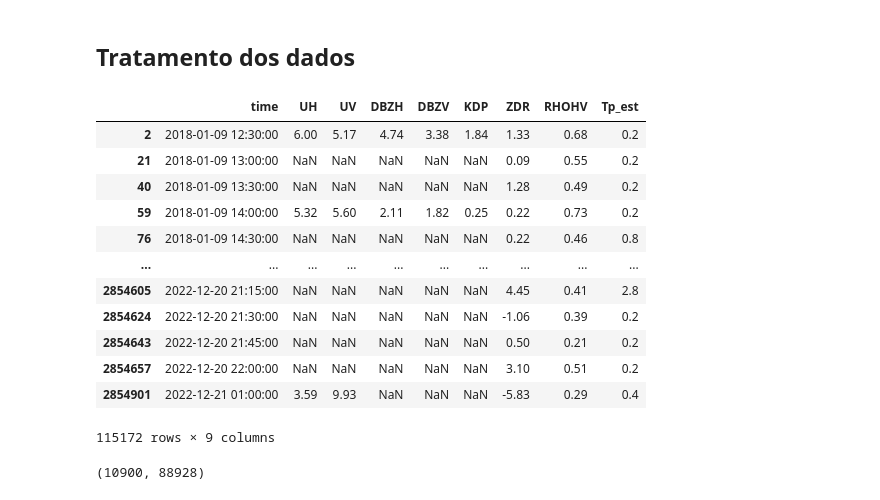
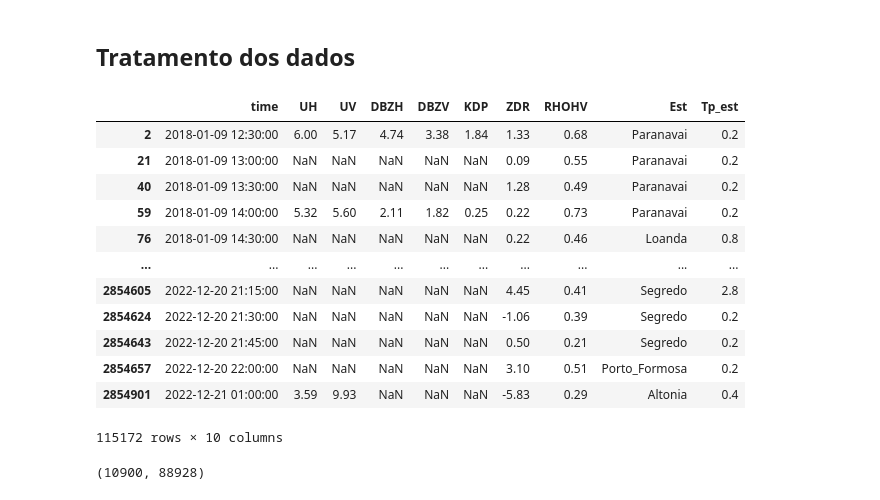
Before and after one commit to Gabp0/machine-learning, a Jupyter notebook: rain-estimation/rain-estimation.ipynb, the cells around one changed output. Saved outputs shown, nothing was run; the diff lists cells and outputs as text; code cells hidden in the pictures.

```diff
--- a/rain-estimation/rain-estimation.ipynb
+++ b/rain-estimation/rain-estimation.ipynb
@@ -31,23 +31,23 @@ complete_df
 # %%
 # remove unnecessary columns
 clean_df = complete_df.copy()
-clean_df.drop(columns=['Unnamed: 0', 'azimuth', 'elevation', 'range', 'sweep', 'Est', 'x', 'y', 'z', 'lat', 'lon', 'alt', 'latitude', 'longitude', 'distancia'], inplace=True)
+clean_df.drop(columns=['Unnamed: 0', 'azimuth', 'elevation', 'range', 'sweep', 'x', 'y', 'z', 'lat', 'lon', 'alt', 'latitude', 'longitude', 'distancia'], inplace=True)
 clean_df = clean_df[clean_df['Tp_est'] != 0]
 clean_df
 # %% [output]
-|  | time | UH | UV | DBZH | DBZV | KDP | ZDR | RHOHV | Tp_est |
-| 2 | 2018-01-09 12:30:00 | 6.00 | 5.17 | 4.74 | 3.38 | 1.84 | 1.33 | 0.68 | 0.2 |
-| 21 | 2018-01-09 13:00:00 | NaN | NaN | NaN | NaN | NaN | 0.09 | 0.55 | 0.2 |
-| 40 | 2018-01-09 13:30:00 | NaN | NaN | NaN | NaN | NaN | 1.28 | 0.49 | 0.2 |
-| 59 | 2018-01-09 14:00:00 | 5.32 | 5.60 | 2.11 | 1.82 | 0.25 | 0.22 | 0.73 | 0.2 |
-| 76 | 2018-01-09 14:30:00 | NaN | NaN | NaN | NaN | NaN | 0.22 | 0.46 | 0.8 |
-| ... | ... | ... | ... | ... | ... | ... | ... | ... | ... |
-| 2854605 | 2022-12-20 21:15:00 | NaN | NaN | NaN | NaN | NaN | 4.45 | 0.41 | 2.8 |
-| 2854624 | 2022-12-20 21:30:00 | NaN | NaN | NaN | NaN | NaN | -1.06 | 0.39 | 0.2 |
-| 2854643 | 2022-12-20 21:45:00 | NaN | NaN | NaN | NaN | NaN | 0.50 | 0.21 | 0.2 |
-| 2854657 | 2022-12-20 22:00:00 | NaN | NaN | NaN | NaN | NaN | 3.10 | 0.51 | 0.2 |
-| 2854901 | 2022-12-21 01:00:00 | 3.59 | 9.93 | NaN | NaN | NaN | -5.83 | 0.29 | 0.4 |
+|  | time | UH | UV | DBZH | DBZV | KDP | ZDR | RHOHV | Est | Tp_est |
+| 2 | 2018-01-09 12:30:00 | 6.00 | 5.17 | 4.74 | 3.38 | 1.84 | 1.33 | 0.68 | Paranavai | 0.2 |
+| 21 | 2018-01-09 13:00:00 | NaN | NaN | NaN | NaN | NaN | 0.09 | 0.55 | Paranavai | 0.2 |
+| 40 | 2018-01-09 13:30:00 | NaN | NaN | NaN | NaN | NaN | 1.28 | 0.49 | Paranavai | 0.2 |
+| 59 | 2018-01-09 14:00:00 | 5.32 | 5.60 | 2.11 | 1.82 | 0.25 | 0.22 | 0.73 | Paranavai | 0.2 |
+| 76 | 2018-01-09 14:30:00 | NaN | NaN | NaN | NaN | NaN | 0.22 | 0.46 | Loanda | 0.8 |
+| ... | ... | ... | ... | ... | ... | ... | ... | ... | ... | ... |
+| 2854605 | 2022-12-20 21:15:00 | NaN | NaN | NaN | NaN | NaN | 4.45 | 0.41 | Segredo | 2.8 |
+| 2854624 | 2022-12-20 21:30:00 | NaN | NaN | NaN | NaN | NaN | -1.06 | 0.39 | Segredo | 0.2 |
+| 2854643 | 2022-12-20 21:45:00 | NaN | NaN | NaN | NaN | NaN | 0.50 | 0.21 | Segredo | 0.2 |
+| 2854657 | 2022-12-20 22:00:00 | NaN | NaN | NaN | NaN | NaN | 3.10 | 0.51 | Porto_Formosa | 0.2 |
+| 2854901 | 2022-12-21 01:00:00 | 3.59 | 9.93 | NaN | NaN | NaN | -5.83 | 0.29 | Altonia | 0.4 |
-115172 rows × 9 columns
+115172 rows × 10 columns
 # %%
 # split data into train and test
 train = clean_df.copy()
```
Also changed, not shown: parts of 6 cells of this notebook.
